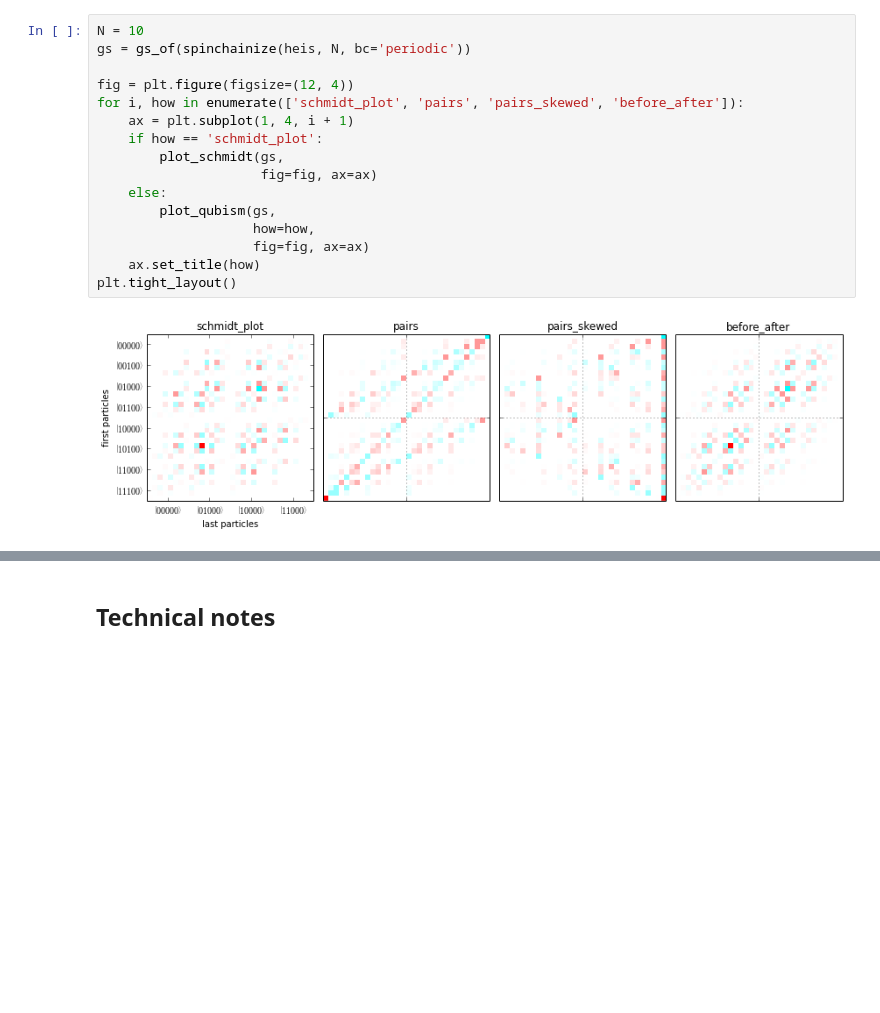
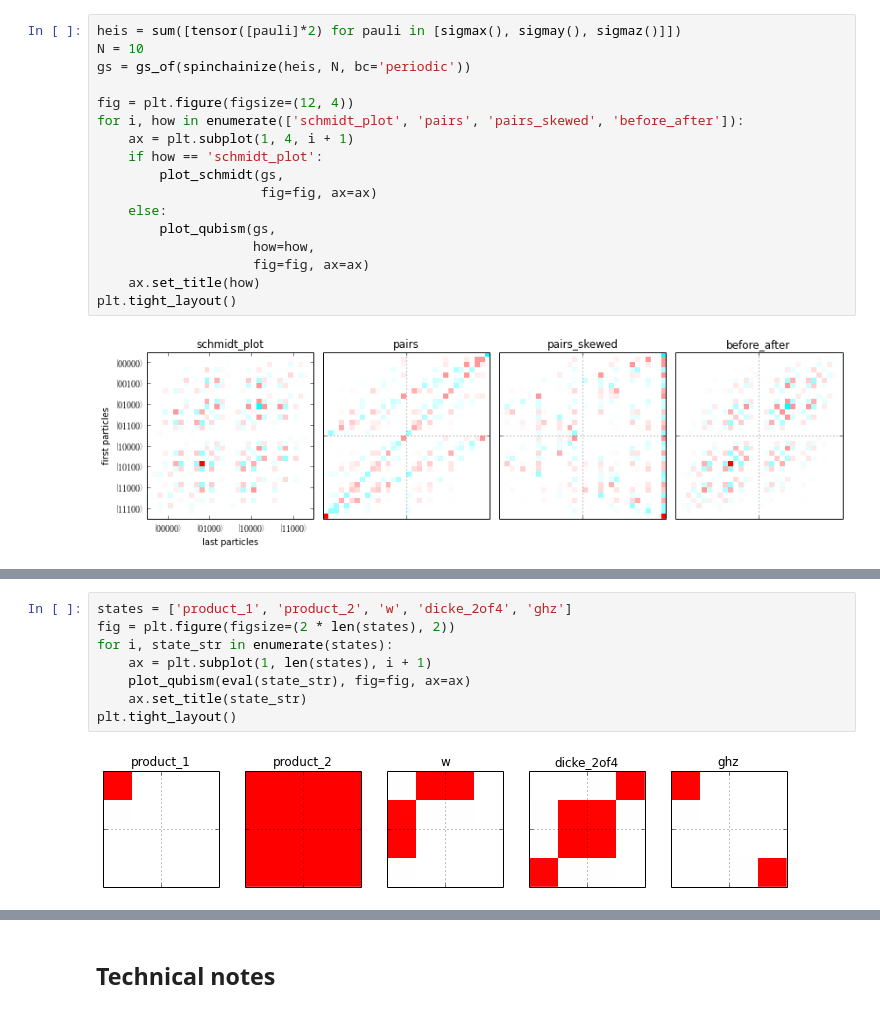
Before and after one commit to qutip/qutip-notebooks, a Jupyter notebook: examples/example-qubism-and-schmidt-plots.ipynb, the cells around one changed output, grey strips where cells are left out. Cells and saved outputs as stored; diff of their text form; blank space fills up the shorter version.

```diff
--- a/examples/example-qubism-and-schmidt-plots.ipynb
+++ b/examples/example-qubism-and-schmidt-plots.ipynb
@@ -285,6 +285,7 @@ Well, let us take spin chain for (Majumdar-Ghosh model for $J=0$), i.e.
 $$H = \sum_{i=1}^N \vec{S}_i \cdot \vec{S}_{i+1}$$
 for qubits.
 # %%
+heis = sum([tensor([pauli]*2) for pauli in [sigmax(), sigmay(), sigmaz()]])
 N = 10
 gs = gs_of(spinchainize(heis, N, bc='periodic'))
 
@@ -308,0 +314,10 @@ plt.tight_layout()
+# %%
+states = ['product_1', 'product_2', 'w', 'dicke_2of4', 'ghz']
+fig = plt.figure(figsize=(2 * len(states), 2))
+for i, state_str in enumerate(states):
+    ax = plt.subplot(1, len(states), i + 1)
+    plot_qubism(eval(state_str), fig=fig, ax=ax)
+    ax.set_title(state_str)
+plt.tight_layout()
+# %% [output]
+[figure, added]
```
Also changed, not shown: parts of 9 cells of this notebook.
